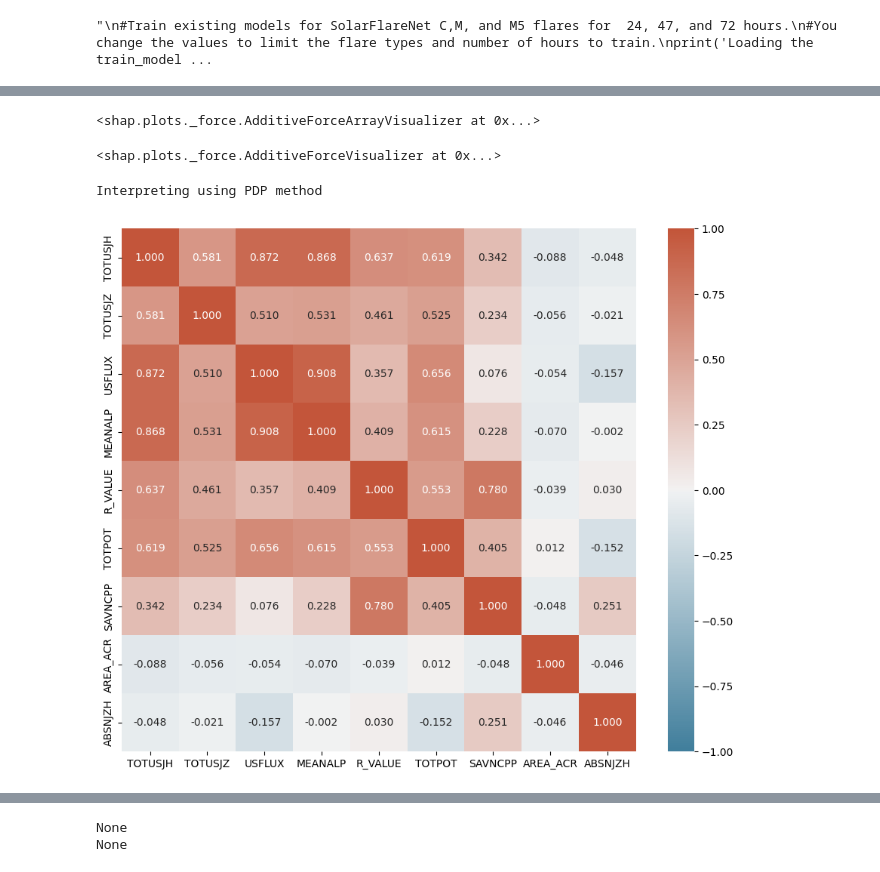
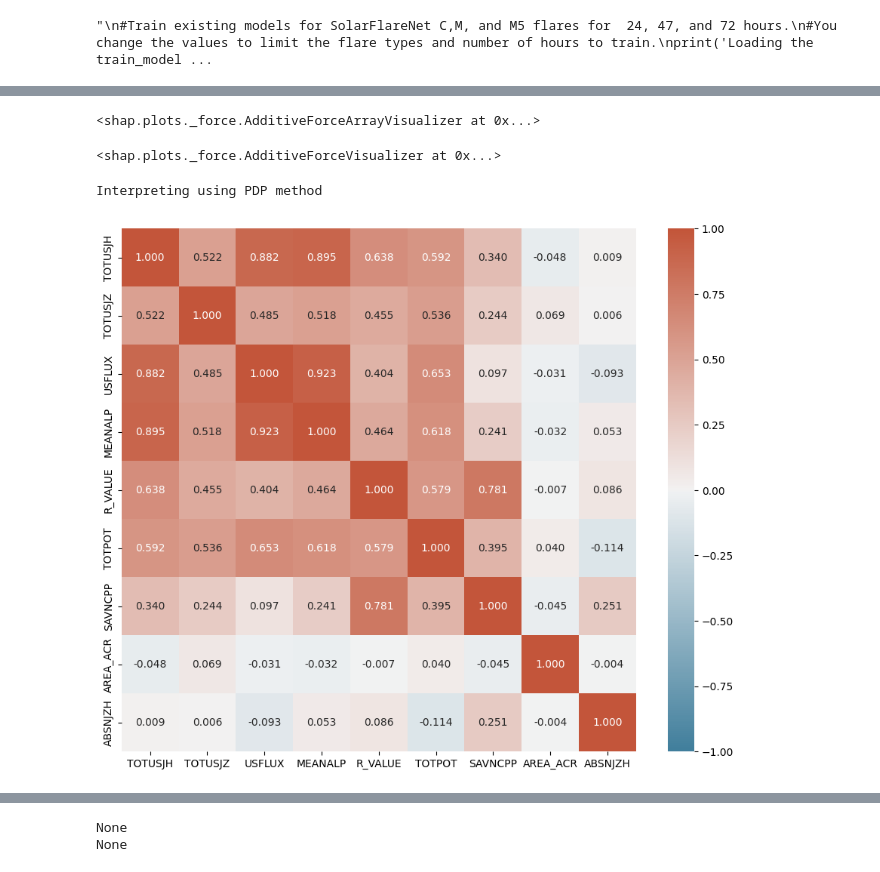
Before and after one commit to vinay-ram1999/SolarFlareNet, a Jupyter notebook: SolarFlareNet_Interpret.ipynb, the cells around one changed output, grey strips where cells are left out. Saved outputs shown, nothing was run; the diff lists cells and outputs as text; code cells hidden in the pictures.

```diff
--- a/SolarFlareNet_Interpret.ipynb
+++ b/SolarFlareNet_Interpret.ipynb
@@ -81,7 +126,7 @@ import random
 # SHAP tool is not yet implemented.
 # limit is the number of test cases considered to generate the results.
 
-interpretable_tools = {"LIM":[[15, 6500], "slice(None)"], "AL":["1Dh", "2D"], "SHAP":None, "PDP":'al', "AN":3}
+interpretable_tools = {"LIM":[[15, 6500], "slice(None)"], "AL":["1Dh", "2D"], "SHAP":None, "PDP":'al', "ANC":None}
 tool_fn = lambda x: print("Interpreting using %s method" %x)
 train_limit = 1000
 test_limit = 500
@@ -101,8 +146,8 @@ for time_window in Window:
         #model.summary()
         #log('===========================================================\n\n',verbose=True)
 
-        X_df = pd.DataFrame(np.squeeze(np.vstack((train_data[0],test_data[0]))), columns=feature_names)
-        corr = X_df.corr(method='pearson')
+        X_train_df = pd.DataFrame(np.squeeze(X_train), columns=feature_names)
+        corr = X_train_df.corr(method='pearson')
         sorted_corr = corr.replace(1.0, np.nan).unstack().dropna().sort_values(ascending=False, key=abs).drop_duplicates().to_dict()
         assert len(sorted_corr) == math.comb(len(feature_names),2)
         ranked_corr = list(sorted_corr.keys())
@@ -235,7 +280,10 @@ for time_window in Window:
                 plt.savefig(path_fn("%s_%s.pdf" %(tool,"summary_bar")))
                 plt.close()
                 shap.summary_plot(shap_values[0], np.squeeze(X_test), feature_names, show=False)
-                plt.savefig(path_fn("%s_%s.pdf" %(tool,"summary_violin")))
+                plt.savefig(path_fn("%s_%s.pdf" %(tool,"summary_violin_0")))
+                plt.close()
+                shap.summary_plot(shap_values[1], np.squeeze(X_test), feature_names, show=False)
+                plt.savefig(path_fn("%s_%s.pdf" %(tool,"summary_violin_1")))
                 plt.close()
                 from shap.plots._beeswarm import summary_legacy
                 summary_legacy(shap_values[0], feature_names, plot_type="violin", show_values_in_legend=True, show=False)
@@ -248,11 +296,20 @@ for time_window in Window:
                 create_plot_dir(plt_dir)
 
                 if "SHAP" in interpretable_tools and interpretable_tools[tool] != 'all':
-                    selected_features = [feature_order_idx[0], feature_order_idx[-1]]
-                    dim = (4,10)
+                    selected_features_idx = [feature_order_idx[0], feature_order_idx[-1]]
+                    selected_features = [feature_order[0], feature_order[-1]]
+                    combinations = []
+                    for f in selected_features:
+                        pairs = corr.mask(corr == 1.0, None)[f].dropna().sort_values(ascending=False, key=abs).index.to_list()
+                        combinations += [(feature_names.index(f),feature_names.index(pairs[0])), (feature_names.index(f),feature_names.index(pairs[-1]))]
+                    dim_1d = (4,10); dim_2d = (4,10)
                 else:
-                    selected_features = 'all'
-                    dim = (10,15)
+                    selected_features_idx = 'all'
+                    selected_pairs = [ranked_corr[0], ranked_corr[-1]]
+                    combinations = []
+                    for pair in selected_pairs:
+                        combinations += [(feature_names.index(pair[0]),feature_names.index(pair[1]))]
+                    dim_1d = (10,15); dim_2d = (4,10)
 
                 mask = np.triu(np.ones_like(corr, dtype=bool), 1)
                 cmap = sb.diverging_palette(230, 20, as_cmap=True)
@@ -264,36 +321,43 @@ for time_window in Window:
 
                 explainer = PartialDependence(predictor=model.predict, feature_names=feature_names, target_names=["Probability"])
                 exp = explainer.explain(X=np.squeeze(X_train), features=None, kind='average')
-                axes = plot_pd(exp=exp, features=selected_features, n_cols=3, sharey='all', center=True, fig_kw={'figheight': dim[0], 'figwidth': dim[1]})
+                axes = plot_pd(exp=exp, features=selected_features_idx, n_cols=3, sharey='all', center=True, fig_kw={'figheight': dim_1d[0], 'figwidth': dim_1d[1]})
                 fig = np.ndarray.flatten(axes).tolist()[0].get_figure()
                 fig.savefig(path_fn("PDP.pdf"))
                 plt.close()
-                combinations = []
-                for i, f1 in enumerate(feature_names):
-                    for j, f2 in enumerate(feature_names[i:]):
-                        if f1 != f2:
-                            if (f1 in ranked_corr[0] and f2 in ranked_corr[0]) or (f1 in ranked_corr[-1] and f2 in ranked_corr[-1]):
-                                combinations += [(i,i+j)]
-                exp_2d = explainer.explain(X=np.squeeze(X_train), features=combinations, kind='average')
-                axes_2d = plot_pd(exp=exp_2d, n_cols=2, sharey='all', center=True, fig_kw={'figheight': 4, 'figwidth': 10})
-                fig = np.ndarray.flatten(axes_2d).tolist()[0].get_figure()
-                fig.savefig(path_fn("PDP_2d.pdf"))
-                plt.close()
+
+                comb_pair = []
+                for i,comb in enumerate(combinations):
+                    comb_pair += [comb]
+                    if len(comb_pair) == 2:
+                        exp_2d = explainer.explain(X=np.squeeze(X_train), features=comb_pair, kind='average')
+                        axes_2d = plot_pd(exp=exp_2d, n_cols=2, sharey='all', center=True, fig_kw={'figheight': dim_2d[0], 'figwidth': dim_2d[1]})
+                        fig = np.ndarray.flatten(axes_2d).tolist()[0].get_figure()
+                        fig.savefig(path_fn("PDP_2d_%d.pdf" %i))
+                        plt.close()
+                        comb_pair = []
             elif tool == "ANC":
                 tool_fn(tool)
                 plt_dir = tool + os.sep + "%d_%s" %(time_window,flare_class)
                 path_fn = lambda x: plt_dir + os.sep + "%s" %x
                 create_plot_dir(plt_dir)
-                instance = interpretable_tools[tool]
+
+                if len(np.unique(y_test)) == 2:
+                    p_idx = np.where(y_test[:,1] == 1.0)[0][0]
+                    n_idx = np.where(y_test[:,0] == 1.0)[0][0]
+                    instances = [n_idx, p_idx]
+                else:
+                    instances = [interpretable_tools[tool]]
 
                 explainer = anchor_tabular.AnchorTabularExplainer(["Negative", "Positive"], feature_names=feature_names, train_data=np.squeeze(X_train), discretizer='decile')
-                exp = explainer.explain_instance(np.squeeze(X_test)[instance], model.predict, threshold=0.95)
-                print('Partial anchor: %s' % (' AND '.join(exp.names(1))))
-                print('Partial precision: %.2f' % exp.precision(1))
-                print('Partial coverage: %.2f' % exp.coverage(1))
-                for name in exp.names():
-                    print(name)
-                exp.show_in_notebook()
+                for instance in instances:
+                    exp = explainer.explain_instance(np.squeeze(X_test)[instance], model.predict, threshold=0.95)
+                    exp.save_to_file(path_fn("ANC.html"))
+                    #exp.show_in_notebook()
+                    print('Anchor: \n%s' % (' AND \n'.join(exp.names())))
+                    print('Precision: %.2f' % exp.precision())
+                    print('Coverage: %.2f' % exp.coverage())
+                    #print(exp.examples())
 # %% [output]
 Testing is initiated for time_window: 24 and flare class: M
 loading data from file: data/training_data_M_24.csv
@@ -315,5 +379,5 @@ Training Dataset lenght: 170193
 [interactive output not drawn]
 <shap.plots._force.AdditiveForceArrayVisualizer at 0x...>
 <shap.plots._force.AdditiveForceVisualizer at 0x...>
 Interpreting using PDP method
-[figure, old version]
+[figure, new version]
```
Also changed, not shown: parts of 10 cells of this notebook, 16 other files.
